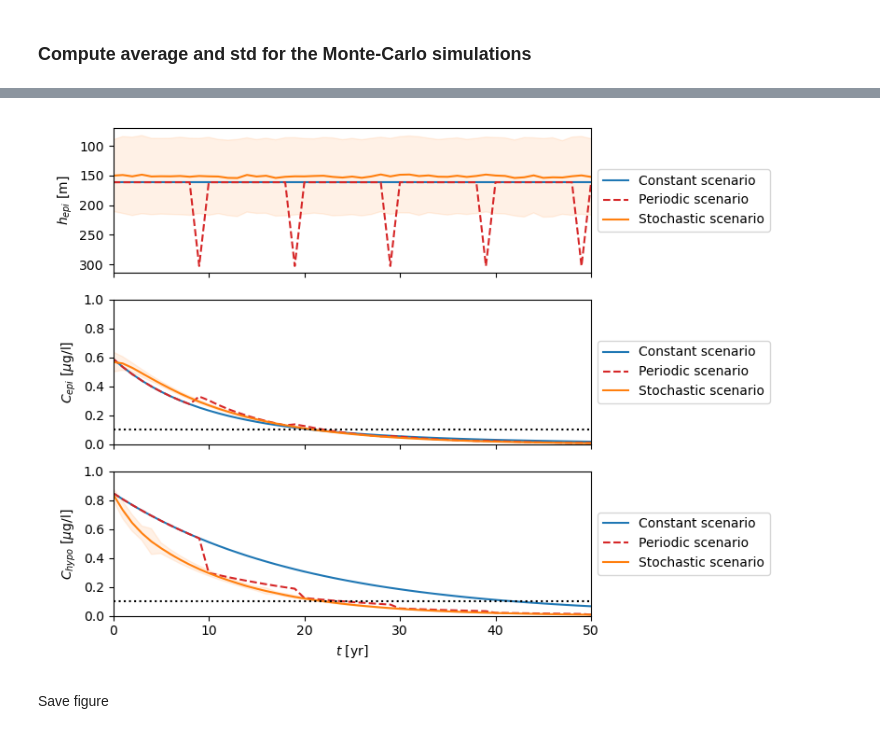
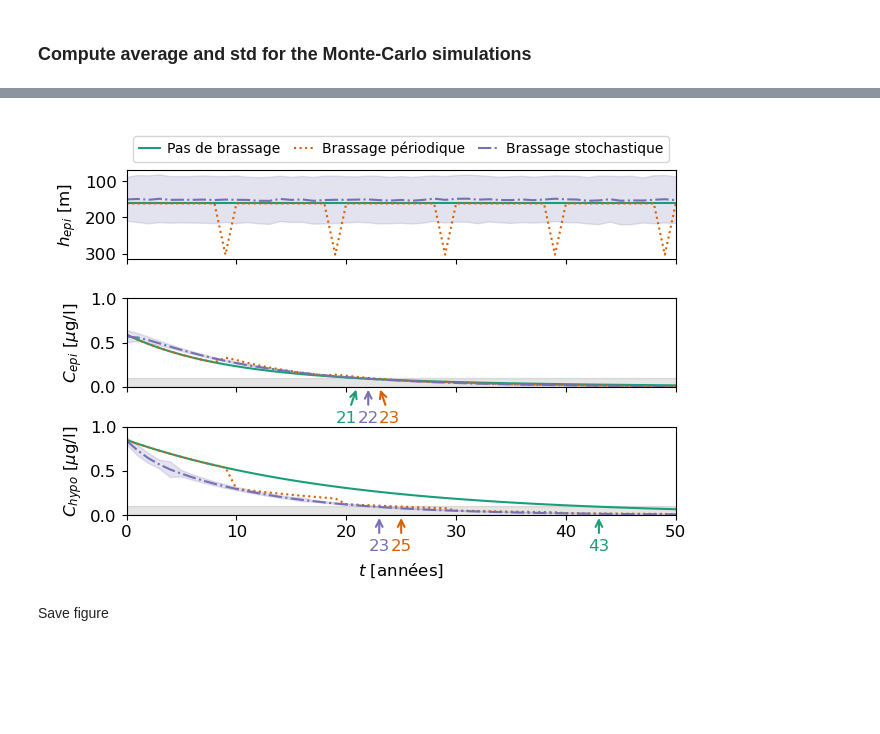
Before and after one commit to tdoda/triazole-Geneva, a Jupyter notebook: notebooks/Model_varying_mixing/combine_scenarios.ipynb, the cells around one changed output, grey strips where cells are left out. Cells and saved outputs as stored; diff of their text form; code cells hidden in the pictures; blank space fills up the shorter version.

Commit message:
Update notebook "combine_scenarios": add figure showing layer-specific residence times

```diff
--- a/notebooks/Model_varying_mixing/combine_scenarios.ipynb
+++ b/notebooks/Model_varying_mixing/combine_scenarios.ipynb
@@ -5,6 +5,10 @@ import os
 import numpy as np
 import pandas as pd
 import matplotlib.pyplot as plt
+plt.rcParams.update({
+    "font.size": 12,
+})
+from matplotlib.ticker import FuncFormatter
 from IPython.display import Image, display
 import xarray as xr
 from functions import read_netCDF_xr
@@ -15,9 +30,9 @@ from functions import read_netCDF_xr
 # %% [markdown]
 ### Load the data from all scenarios
 # %%
-data_constant=read_netCDF_xr(os.path.join("Results","constant_scenario.nc"))
-data_periodic=read_netCDF_xr(os.path.join("Results","periodic_scenario.nc"))
-data_simulations=read_netCDF_xr(os.path.join("Results","simulations.nc"))
+data_constant=read_netCDF_xr(os.path.join("Results","constant_scenario_mixed_inflow.nc"))
+data_periodic=read_netCDF_xr(os.path.join("Results","periodic_scenario_mixed_inflow.nc"))
+data_simulations=read_netCDF_xr(os.path.join("Results","simulations_mixed_inflow.nc"))
 # %% [markdown]
 ### Compute average and std for the Monte-Carlo simulations
 # %%
@@ -29,0 +51,7 @@ Chypo_sim_std=data_simulations.Chypo.std(dim="simulation")
+# %%
+tcrit_epi={"constant":data_constant.time.values[np.where(data_constant.Cepi[0,:].to_numpy()<=C_thresh)[0][0]],
+            "periodic":data_periodic.time.values[np.where(data_periodic.Cepi[0,:].to_numpy()<=C_thresh)[0][0]],
+            "simulations":data_simulations.time.values[np.where(Cepi_sim_mean.to_numpy()<=C_thresh)[0][0]]}
+tcrit_hypo={"constant":data_constant.time.values[np.where(data_constant.Chypo[0,:].to_numpy()<=C_thresh)[0][0]],
+            "periodic":data_periodic.time.values[np.where(data_periodic.Chypo[0,:].to_numpy()<=C_thresh)[0][0]],
+            "simulations":data_simulations.time.values[np.where(Chypo_sim_mean.to_numpy()<=C_thresh)[0][0]]}
@@ -34,38 +123,69 @@ C_thresh=0.1 # [ug/l]
 # %%
-fig,ax=plt.subplots(3,1,figsize=(8,6),sharex=True)
+fig,ax=plt.subplots(3,1,figsize=(18*cm,12*cm),sharex=True)
+cmap=plt.get_cmap("Dark2")
+if lang=='FR':
+    lab_scenarios=["Pas de brassage","Brassage périodique","Brassage stochastique"]
+else:
+    lab_scenarios=["No mixing","Periodic mixing","Stochastic mixing"]
 
-ax[0].plot(data_constant.time,data_constant.hepi[0,:],color='C0',linestyle='-',label="Constant scenario")
-ax[0].plot(data_periodic.time,data_periodic.hepi[0,:],color='C3',linestyle='--',label="Periodic scenario")
-ax[0].plot(data_simulations.time,hepi_sim_mean,linestyle='-',color='C1',label="Stochastic scenario")
-ax[0].fill_between(x=data_simulations.time,y1=hepi_sim_mean-hepi_sim_std,y2=hepi_sim_mean+hepi_sim_std,linestyle='-',color='C1',alpha=0.1)
+ax[0].plot(data_constant.time,data_constant.hepi[0,:],color=cmap(0),linestyle='-',label=lab_scenarios[0])
+ax[0].plot(data_periodic.time,data_periodic.hepi[0,:],color=cmap(1),linestyle=':',label=lab_scenarios[1])
+ax[0].plot(data_simulations.time,hepi_sim_mean,linestyle='-.',color=cmap(2),label=lab_scenarios[2])
+ax[0].fill_between(x=data_simulations.time,y1=hepi_sim_mean-hepi_sim_std,y2=hepi_sim_mean+hepi_sim_std,linestyle='-',color=cmap(2),alpha=0.2)
 ax[0].set_ylabel("$h_{epi}$ [m]")
-ax[0].legend(bbox_to_anchor=(1,0.5),loc="center left")
+ax[0].legend(loc="lower center",bbox_to_anchor=(0.5, 1.02),ncol=3,fontsize=10,columnspacing=1.0,handletextpad=0.5, handlelength=1.5)
 ax[0].invert_yaxis()
 
-ax[1].plot(data_constant.time,data_constant.Cepi[0,:],color='C0',linestyle='-',label="Constant scenario")
-ax[1].plot(data_periodic.time,data_periodic.Cepi[0,:],color='C3',linestyle='--',label="Periodic scenario")
-ax[1].plot(data_simulations.time,Cepi_sim_mean,linestyle='-',color='C1',label="Stochastic scenario")
-ax[1].fill_between(x=data_simulations.time,y1=Cepi_sim_mean-Cepi_sim_std,y2=Cepi_sim_mean+Cepi_sim_std,linestyle='-',color='C1',alpha=0.1)
-ax[1].plot(data_constant.time[[0,-1]],C_thresh*np.full((2,),1),':k')
+ax[1].plot(data_constant.time,data_constant.Cepi[0,:],color=cmap(0),linestyle='-',label=lab_scenarios[0])
+ax[1].plot(data_periodic.time,data_periodic.Cepi[0,:],color=cmap(1),linestyle=':',label=lab_scenarios[1])
+ax[1].plot(data_simulations.time,Cepi_sim_mean,linestyle='-.',color=cmap(2),label=lab_scenarios[2])
+ax[1].fill_between(x=data_simulations.time,y1=Cepi_sim_mean-Cepi_sim_std,y2=Cepi_sim_mean+Cepi_sim_std,linestyle='-',color=cmap(2),alpha=0.2)
+ax[1].axhspan(0, C_thresh, color='k', alpha=0.1)
+ax[1].annotate(str(int(tcrit_epi["constant"])),xy=(tcrit_epi["constant"], 0),
+               xytext=(tcrit_epi["constant"], -0.4),ha="right",color=cmap(0),
+               arrowprops=dict(arrowstyle="->",color=cmap(0),lw=1.5))
+# ax[1].text(tcrit_epi["constant"],-0.4,str(int(tcrit_epi["constant"])),ha="right",color=cmap(0))
+ax[1].annotate(str(int(tcrit_epi["periodic"])),xy=(tcrit_epi["periodic"], 0),
+               xytext=(tcrit_epi["periodic"], -0.4),ha="left",color=cmap(1),
+               arrowprops=dict(arrowstyle="->",color=cmap(1),lw=1.5))
+# ax[1].text(tcrit_epi["periodic"],-0.4,str(int(tcrit_epi["periodic"])),ha="left",color=cmap(1))
+ax[1].annotate(str(int(tcrit_epi["simulations"])),xy=(tcrit_epi["simulations"], 0),
+               xytext=(tcrit_epi["simulations"], -0.4),ha="center",color=cmap(2),
+               arrowprops=dict(arrowstyle="->",color=cmap(2),lw=1.5))
 ax[1].set_ylim([0,1])
 ax[1].set_ylabel("$C_{epi}$ [$\mu$g/l]")
-ax[1].legend(bbox_to_anchor=(1,0.5),loc="center left")
+#ax[1].legend(bbox_to_anchor=(1,0.5),loc="center left")
 
-ax[2].plot(data_constant.time,data_constant.Chypo[0,:],color='C0',linestyle='-',label="Constant scenario")
-ax[2].plot(data_periodic.time,data_periodic.Chypo[0,:],color='C3',linestyle='--',label="Periodic scenario")
-ax[2].plot(data_simulations.time,Chypo_sim_mean,linestyle='-',color='C1',label="Stochastic scenario")
-ax[2].fill_between(x=data_simulations.time,y1=Chypo_sim_mean-Chypo_sim_std,y2=Chypo_sim_mean+Chypo_sim_std,linestyle='-',color='C1',alpha=0.1)
-ax[2].plot(data_constant.time[[0,-1]],C_thresh*np.full((2,),1),':k')
+ax[2].plot(data_constant.time,data_constant.Chypo[0,:],color=cmap(0),linestyle='-',label=lab_scenarios[0])
+ax[2].plot(data_periodic.time,data_periodic.Chypo[0,:],color=cmap(1),linestyle=':',label=lab_scenarios[1])
+ax[2].plot(data_simulations.time,Chypo_sim_mean,linestyle='-.',color=cmap(2),label=lab_scenarios[2])
+ax[2].fill_between(x=data_simulations.time,y1=Chypo_sim_mean-Chypo_sim_std,y2=Chypo_sim_mean+Chypo_sim_std,linestyle='-',color=cmap(2),alpha=0.2)
+ax[2].axhspan(0, C_thresh, color='k', alpha=0.1)
+ax[2].annotate(str(int(tcrit_hypo["constant"])),xy=(tcrit_hypo["constant"], 0),
+               xytext=(tcrit_hypo["constant"], -0.4),ha="center",color=cmap(0),
+               arrowprops=dict(arrowstyle="->",color=cmap(0),lw=1.5))
+ax[2].annotate(str(int(tcrit_hypo["periodic"])),xy=(tcrit_hypo["periodic"], 0),
+               xytext=(tcrit_hypo["periodic"], -0.4),ha="center",color=cmap(1),
+               arrowprops=dict(arrowstyle="->",color=cmap(1),lw=1.5))
+ax[2].annotate(str(int(tcrit_hypo["simulations"])),xy=(tcrit_hypo["simulations"], 0),
+               xytext=(tcrit_hypo["simulations"], -0.4),ha="center",color=cmap(2),
+               arrowprops=dict(arrowstyle="->",color=cmap(2),lw=1.5))
 ax[2].set_ylim([0,1])
-ax[2].set_xlabel("$t$ [yr]")
+if lang=='FR':
+    ax[2].set_xlabel("$t$ [années]",labelpad=15)
+else:
+    ax[2].set_xlabel("$t$ [yr]",labelpad=15)
 ax[2].set_ylabel("$C_{hypo}$ [$\mu$g/l]")
-ax[2].legend(bbox_to_anchor=(1,0.5),loc="center left")
+#ax[2].legend(bbox_to_anchor=(1,0.5),loc="center left")
 
 ax[0].set_xlim([0,50])
 
-fig.set_tight_layout(True)
+fig.subplots_adjust(
+    hspace=0.45,
+     bottom=0.15
+)
 # %% [output]
-[figure, old version]
+[figure, new version]
 # %% [markdown]
 Save figure
 # %%
```
Also changed, not shown: parts of 10 cells of this notebook, 1 other file.
